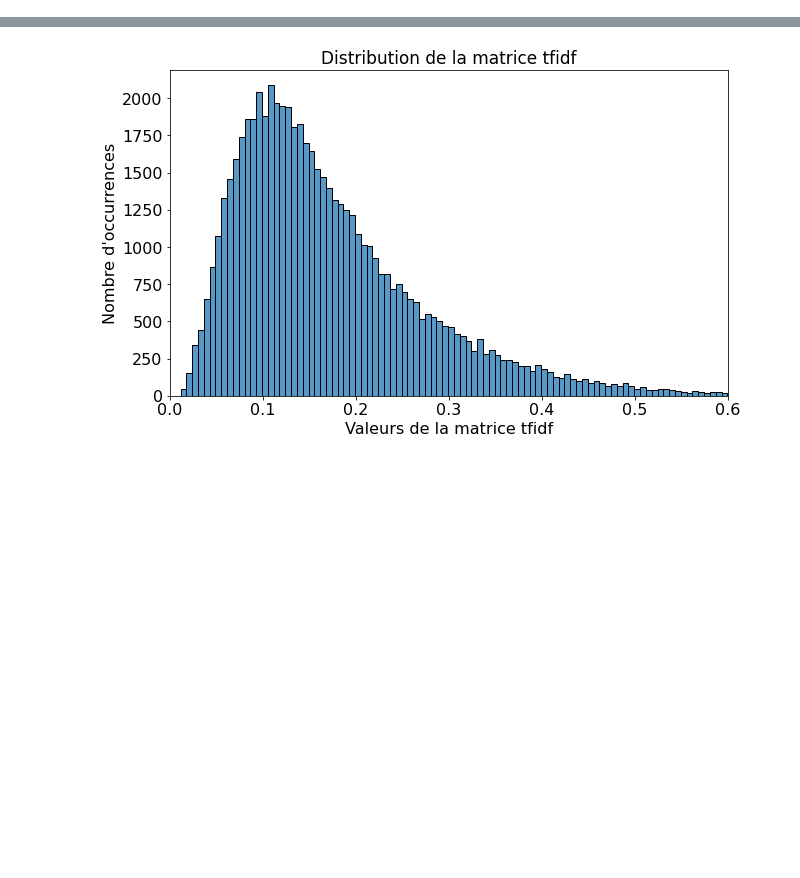
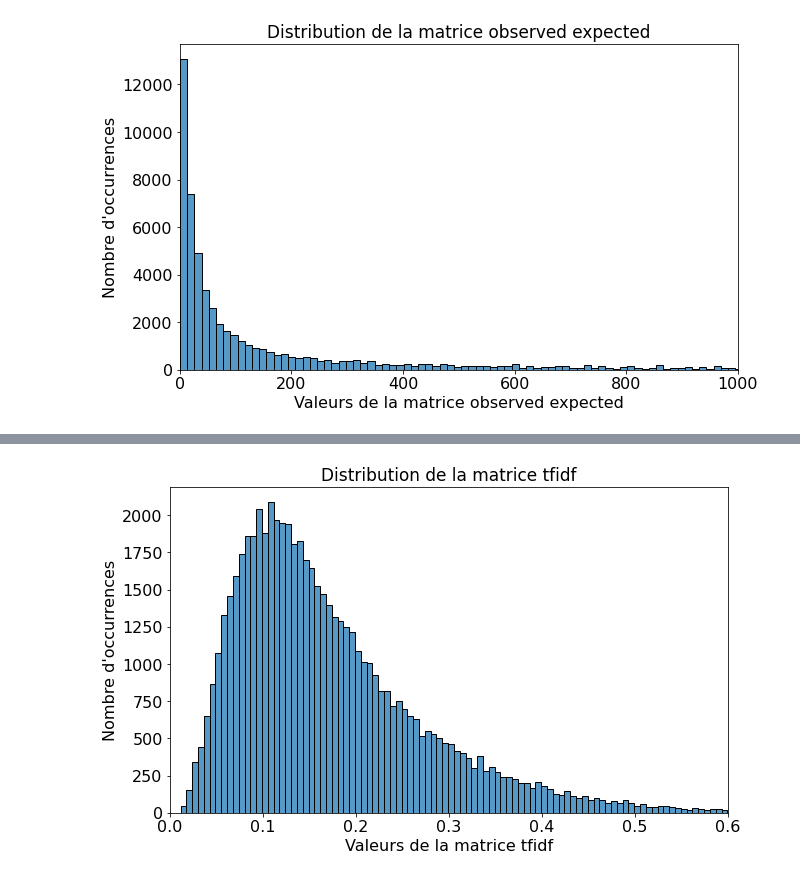
Before and after one commit to lolodino77/classification_texte_articles, a Jupyter notebook: sources/test_transformations_matrice_count.ipynb, the cells around one changed output, grey strips where cells are left out. Saved outputs shown, nothing was run; the diff lists cells and outputs as text; code cells hidden in the pictures; blank space fills up the shorter version.

```diff
--- a/sources/test_transformations_matrice_count.ipynb
+++ b/sources/test_transformations_matrice_count.ipynb
@@ -109,0 +163,17 @@ plt.show()
+# %%
+# Distribution des valeurs de la matrice observed expected
+path = PureWindowsPath(os.getcwd() + "\\data\\output\\observed_expected_matrix_distribution.png")
+path = path.as_posix()
+
+sb.histplot(X_train_observed_expected, edgecolor="black", linewidth=1)
+plt.xlabel("Valeurs de la matrice observed expected", size=16)
+plt.ylabel("Nombre d'occurrences", size=16)
+plt.title("Distribution de la matrice observed expected", size=17)
+plt.xticks(fontsize=16)
+plt.yticks(fontsize=16)
+plt.rcParams["figure.figsize"] = (10, 6)
+plt.xlim(0, 1000)
+plt.savefig(path)
+plt.show()
+# %% [output]
+[figure, added]
```
Also changed, not shown: parts of 18 cells of this notebook, 8 other files.
